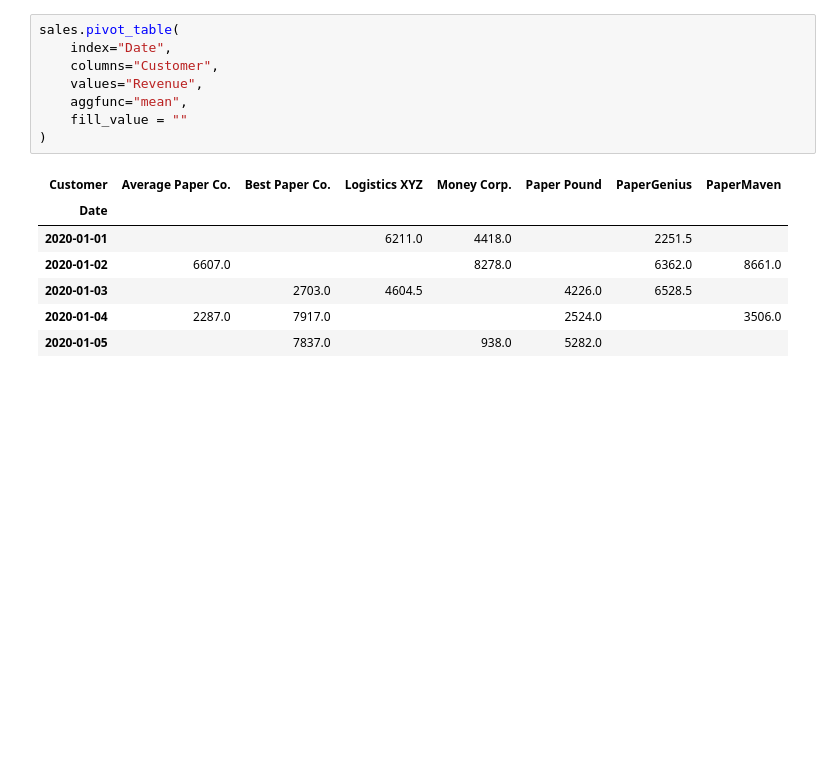
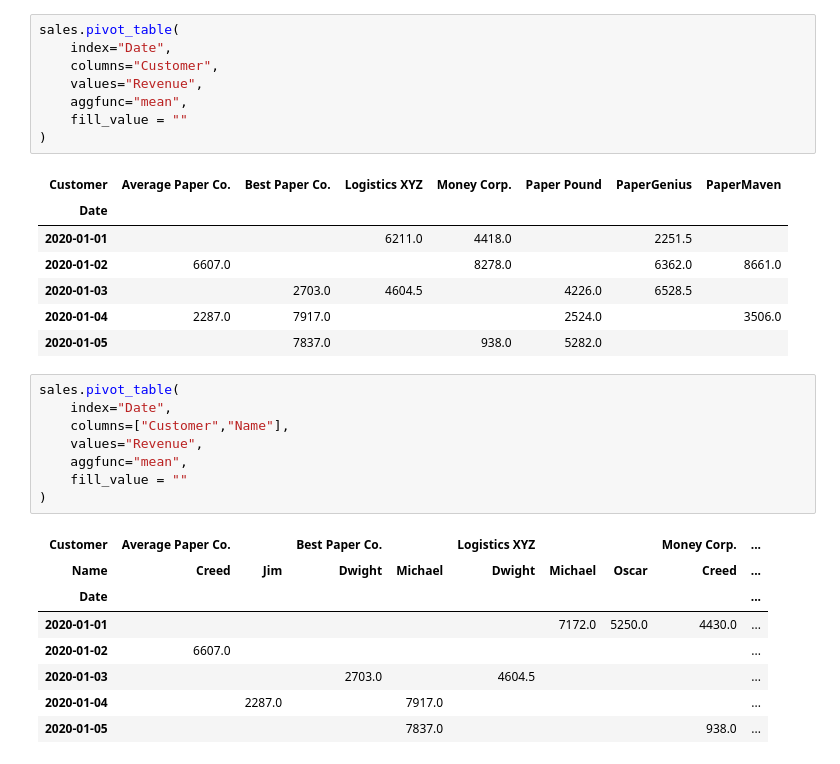
Before and after one commit to singamravibabu/batch23, a Jupyter notebook: Pandas 6.ipynb, the cells around one changed output. Drawn from its saved outputs; the diff is of its cells as text; blank space fills up the shorter version.

Commit message:
Pandas Pivoting and Reshaping Dataset

```diff
--- a/Pandas 6.ipynb
+++ b/Pandas 6.ipynb
@@ -126,3 +126,20 @@ sales.pivot_table(
 | 2020-01-03 |  | 2703.0 | 4604.5 |  | 4226.0 | 6528.5 |  |
 | 2020-01-04 | 2287.0 | 7917.0 |  |  | 2524.0 |  | 3506.0 |
 | 2020-01-05 |  | 7837.0 |  | 938.0 | 5282.0 |  |  |
+# %%
+sales.pivot_table(
+    index="Date",
+    columns=["Customer","Name"],
+    values="Revenue",
+    aggfunc="mean",
+    fill_value = ""
+)
+# %% [output]
+| Customer | Average Paper Co. |  | Best Paper Co. |  | Logistics XYZ |  |  | Money Corp. | ... |
+| Name | Creed | Jim | Dwight | Michael | Dwight | Michael | Oscar | Creed | ... |
+| Date |  |  |  |  |  |  |  |  | ... |
+| 2020-01-01 |  |  |  |  |  | 7172.0 | 5250.0 | 4430.0 | ... |
+| 2020-01-02 | 6607.0 |  |  |  |  |  |  |  | ... |
+| 2020-01-03 |  |  | 2703.0 |  | 4604.5 |  |  |  | ... |
+| 2020-01-04 |  | 2287.0 |  | 7917.0 |  |  |  |  | ... |
+| 2020-01-05 |  |  |  | 7837.0 |  |  |  | 938.0 | ... |
```
Also changed, not shown: parts of 12 cells of this notebook.
